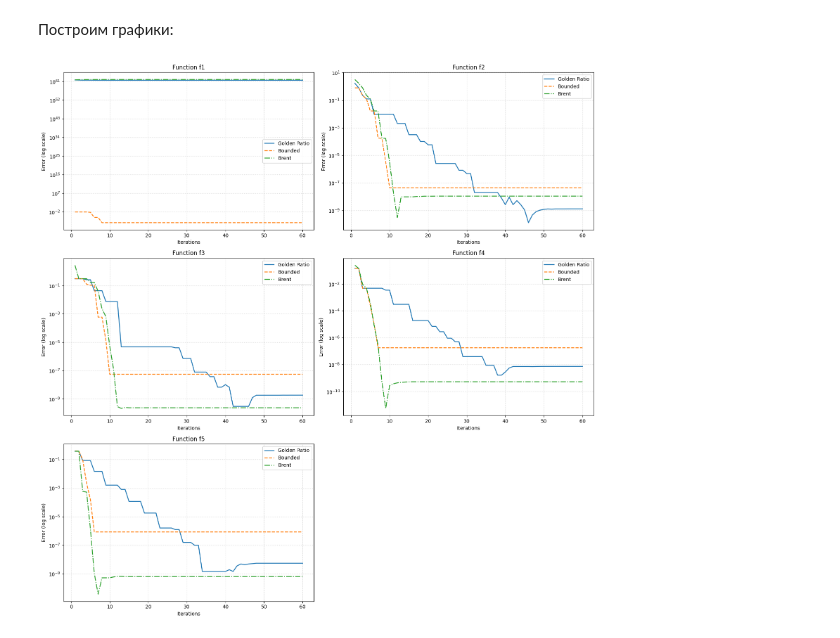
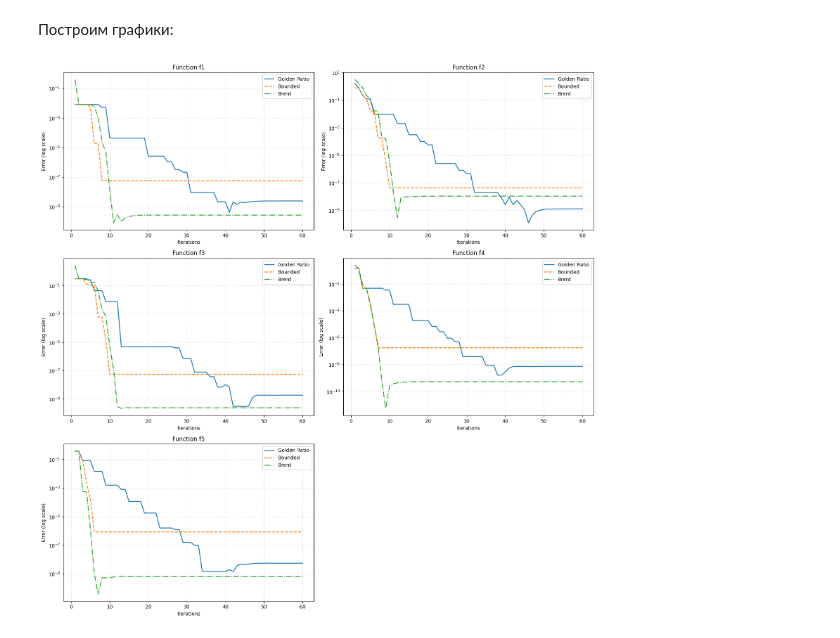
Before and after one commit to n-sukhov/OptMeth, a Jupyter notebook: Lab1/lab_1.ipynb, the cells around one changed output. Cells and saved outputs as stored; diff of their text form; code cells hidden in the pictures.

```diff
--- a/Lab1/lab_1.ipynb
+++ b/Lab1/lab_1.ipynb
@@ -178,6 +178,8 @@ def brent_method(
 Исследуемые функции
 # %%
 def f1(x: float):
+    if x < -0.5 or x > 0.5:
+        return np.inf
     return -5*x**5 + 4*x**4 - 12*x**3 + 11*x**2 - 2*x + 1
 
 def f2(x: float):
@@ -284,9 +284,9 @@ for i in range(5):
     ax.set_title(f'Function f{i+1}', fontsize=12)
     ax.set_xlabel('Iterations', fontsize=10)
     ax.set_ylabel('Error (log scale)', fontsize=10)
+    ax.set_yticks(np.logspace(0,-10,10))
     ax.set_yscale('log')
     ax.grid(True, which='both', linestyle=':', alpha=0.7)
-
     for method_idx in range(4):
         method_name = method_names[method_idx]
         if errors_all[i][method_idx]:
@@ -294,7 +294,7 @@ for i in range(5):
                    linestyle=line_styles[method_idx],
                    label=method_name,
                    linewidth=1.7)
-
+    ax.minorticks_off()
     ax.legend(fontsize=10, framealpha=0.9)
 
 fig.delaxes(axes[2, 1])
@@ -343,31 +343,31 @@ for i, f in enumerate(functions):
 # %%
 method_names_scipy = ["Golden Ratio", "Bounded", "Brent"]
 
 fig, axes = plt.subplots(3, 2, figsize=(16, 16))
 fig.subplots_adjust(hspace=0.5)
 
 line_styles_scipy = ['-', '--', '-.']
 
 for i in range(5):
     ax = axes[i // 2, i % 2]
     ax.set_title(f'Function f{i+1}', fontsize=12)
     ax.set_xlabel('Iterations', fontsize=10)
     ax.set_ylabel('Error (log scale)', fontsize=10)
+    ax.set_yticks(np.logspace(0, -11, 10))
     ax.set_yscale('log')
     ax.grid(True, which='both', linestyle=':', alpha=0.7)
-
     for method_idx in range(3):
         method_name = method_names_scipy[method_idx]
-        if errors_all_scipy[i][method_idx] is not None:
+        if errors_all_scipy[i][method_idx]:
             ax.plot(x_space_scipy, errors_all_scipy[i][method_idx],
                    linestyle=line_styles_scipy[method_idx],
                    label=method_name,
                    linewidth=1.7)
-
+    ax.minorticks_off()
     ax.legend(fontsize=10, framealpha=0.9)
 
 fig.delaxes(axes[2, 1])
 plt.tight_layout()
 plt.show()
 # %% [output]
-[figure, old version]
+[figure, new version]
```
Also changed, not shown: parts of 1 cell of this notebook.
